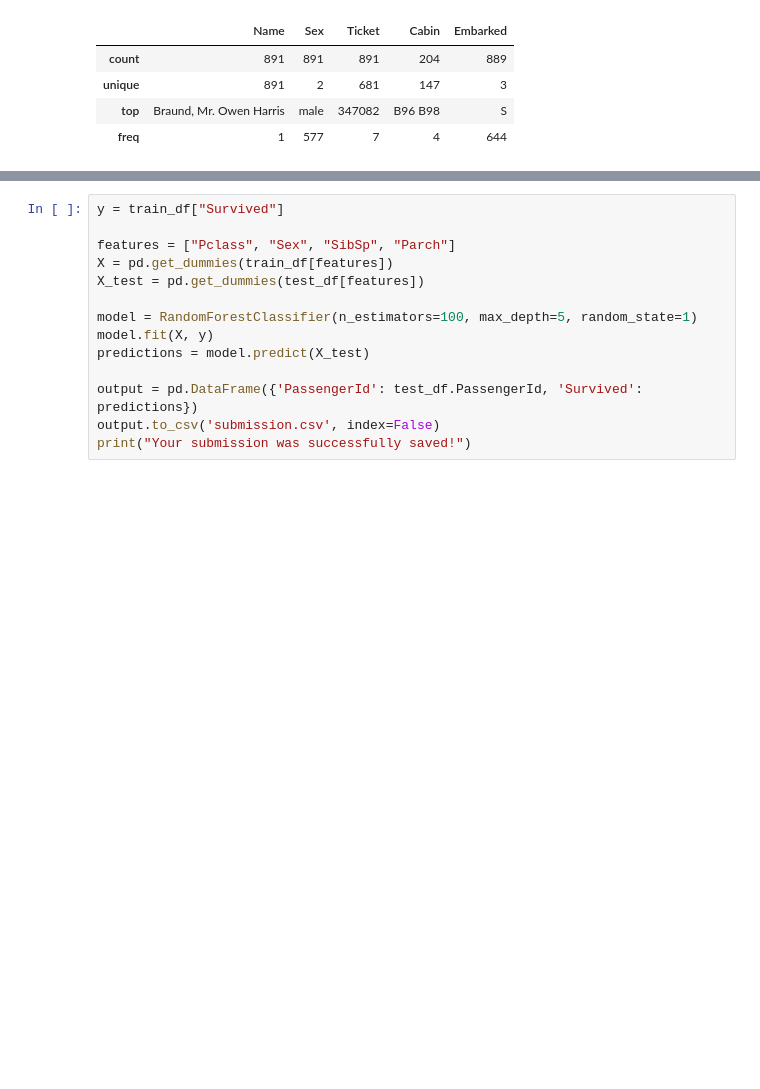
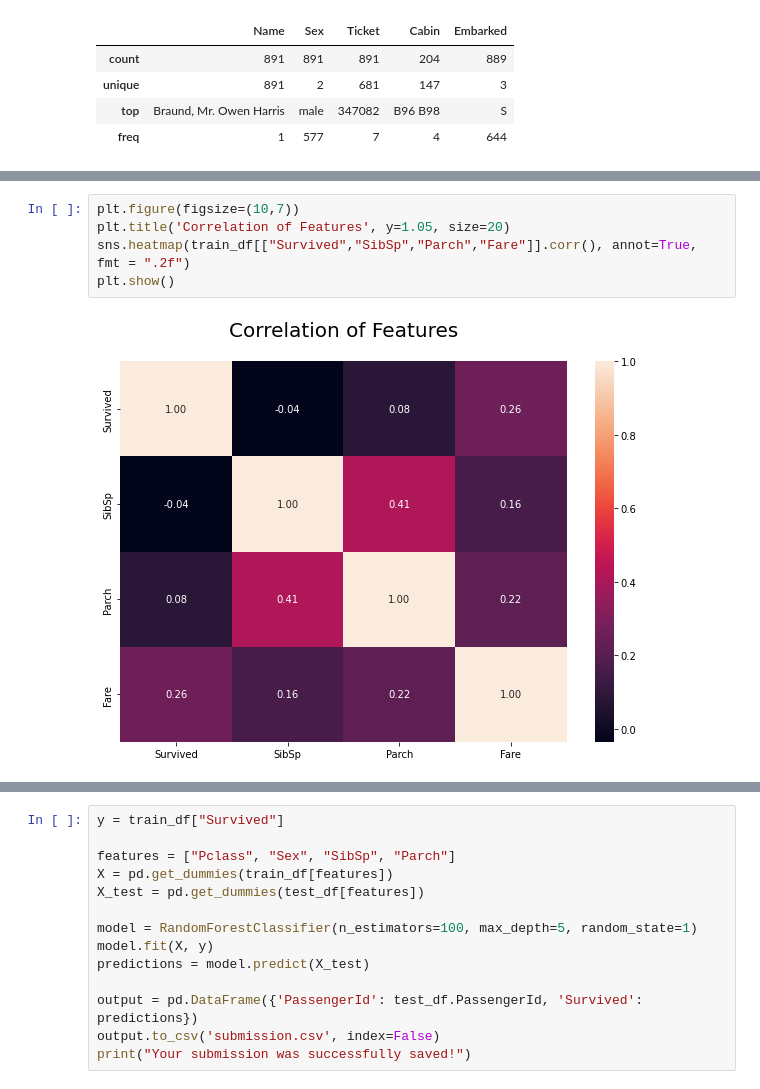
Before and after one commit to lucasnbarros/titanic-machine-learning-from-disaster, a Jupyter notebook: titanic-machine-learning-from-disaster.ipynb, the cells around one changed output, grey strips where cells are left out. Saved outputs shown, nothing was run; the diff lists cells and outputs as text; blank space fills up the shorter version.

```diff
--- a/titanic-machine-learning-from-disaster.ipynb
+++ b/titanic-machine-learning-from-disaster.ipynb
@@ -232,0 +220,7 @@ props.plot(kind='bar', stacked='True')
+# %%
+plt.figure(figsize=(10,7))
+plt.title('Correlation of Features', y=1.05, size=20)
+sns.heatmap(train_df[["Survived","SibSp","Parch","Fare"]].corr(), annot=True, fmt = ".2f")
+plt.show()
+# %% [output]
+[figure, added]
```
Also changed, not shown: parts of 21 cells of this notebook.
